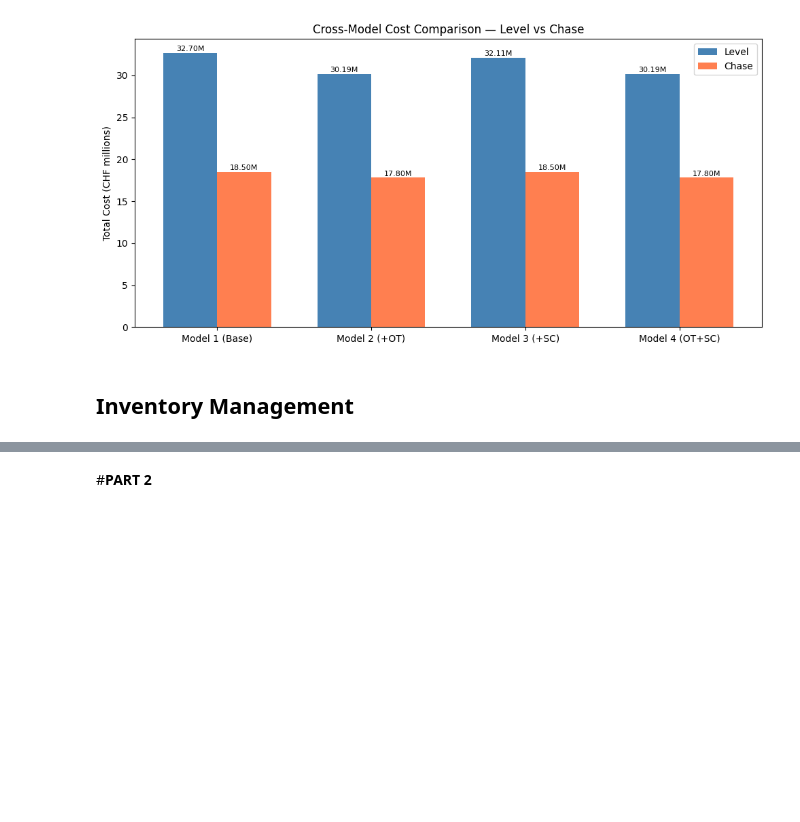
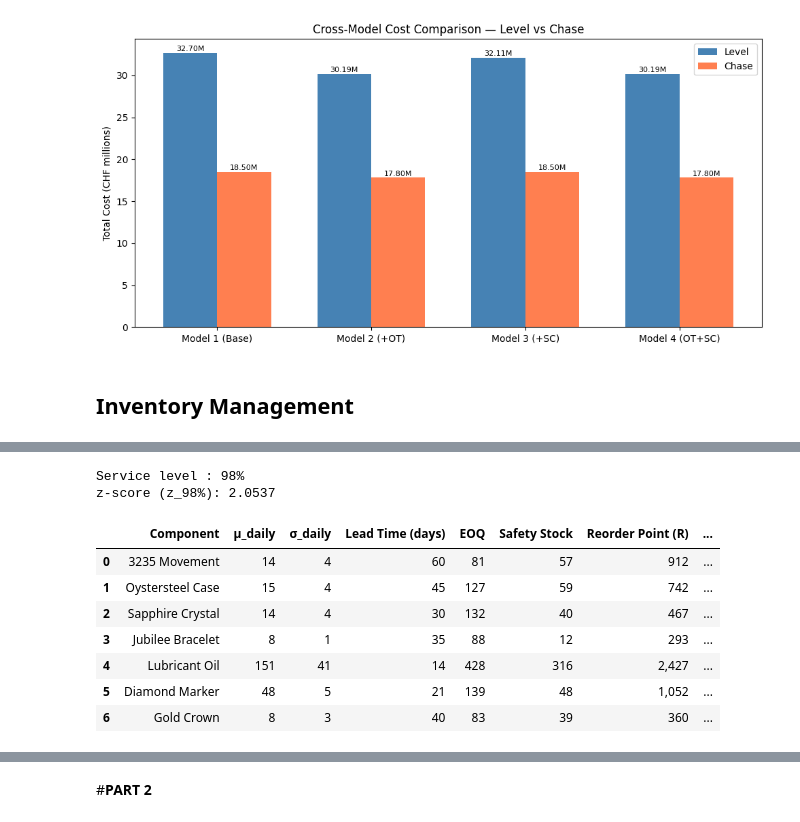
Before and after one commit to twillixa/PPS, a Jupyter notebook: Main_1_complete.ipynb, the cells around one changed output, grey strips where cells are left out. Cells and saved outputs as stored; diff of their text form; code cells hidden in the pictures; blank space fills up the shorter version.

```diff
--- a/Main_1_complete.ipynb
+++ b/Main_1_complete.ipynb
@@ -1475 +1298,63 @@ display(df_policy.style.format({"EOQ":"{:.1f}","Reorder Point (R)":"{:.1f}","Saf
+# %%
+# ── Inventory Management Parameters ──────────────────────────────────────────
+from scipy.stats import norm
+from matplotlib.patches import Patch
+
+SERVICE_LEVEL = 0.98
+Z             = norm.ppf(SERVICE_LEVEL)
+WORKING_DAYS  = 365
+
+print(f"Service level : {SERVICE_LEVEL:.0%}")
+print(f"z-score (z_{SERVICE_LEVEL:.0%}): {Z:.4f}")
+
+
+# ── EOQ & Reorder Point Calculations ─────────────────────────────────────────
+
+rows = []
+for comp, p in components.items():
+    mu_annual  = demand_stats[comp]["mean_daily"] * WORKING_DAYS
+    sigma_d    = demand_stats[comp]["std_daily"]
+    L          = p["lead_time_days"]
+    h          = p["holding_cost_per_unit_month"] * 12
+    K          = p["ordering_cost"]
+
+    eoq        = np.sqrt(2 * K * mu_annual / h)
+    sigma_L    = sigma_d * np.sqrt(L)
+    mu_L       = demand_stats[comp]["mean_daily"] * L
+    ss         = Z * sigma_L
+    R          = mu_L + ss
+    cycle_time = eoq / demand_stats[comp]["mean_daily"]
+    shelf_ok   = "✓" if cycle_time <= p["shelf_life_days"] else "✗"
+    n_orders   = mu_annual / eoq
+    ann_cost   = (K * n_orders
+                  + h * (eoq / 2)
+                  + p["holding_cost_per_unit_month"] * ss)
+
+    rows.append({
+        "Component":         comp,
+        "μ_daily":           round(demand_stats[comp]["mean_daily"], 3),
+        "σ_daily":           round(sigma_d, 3),
+        "Lead Time (days)":  L,
+        "EOQ":               round(eoq, 1),
+        "Safety Stock":      round(ss, 2),
+        "Reorder Point (R)": round(R, 1),
+        "Cycle Time (days)": round(cycle_time, 1),
+        "Shelf Life (days)": p["shelf_life_days"],
+        "Shelf Check":       shelf_ok,
+        "Ann. Cost (CHF)":   round(ann_cost, 0),
+    })
+
+df_inv = pd.DataFrame(rows)
+display(df_inv)
+# %% [output]
+Service level : 98%
+z-score (z_98%): 2.0537
+|  | Component | μ_daily | σ_daily | Lead Time (days) | EOQ | Safety Stock | Reorder Point (R) | ... |
+| 0 | 3235 Movement | 14 | 4 | 60 | 81 | 57 | 912 | ... |
+| 1 | Oystersteel Case | 15 | 4 | 45 | 127 | 59 | 742 | ... |
+| 2 | Sapphire Crystal | 14 | 4 | 30 | 132 | 40 | 467 | ... |
+| 3 | Jubilee Bracelet | 8 | 1 | 35 | 88 | 12 | 293 | ... |
+| 4 | Lubricant Oil | 151 | 41 | 14 | 428 | 316 | 2,427 | ... |
+| 5 | Diamond Marker | 48 | 5 | 21 | 139 | 48 | 1,052 | ... |
+| 6 | Gold Crown | 8 | 3 | 40 | 83 | 39 | 360 | ... |
 # %%
```
Also changed, not shown: parts of 8 cells of this notebook.
